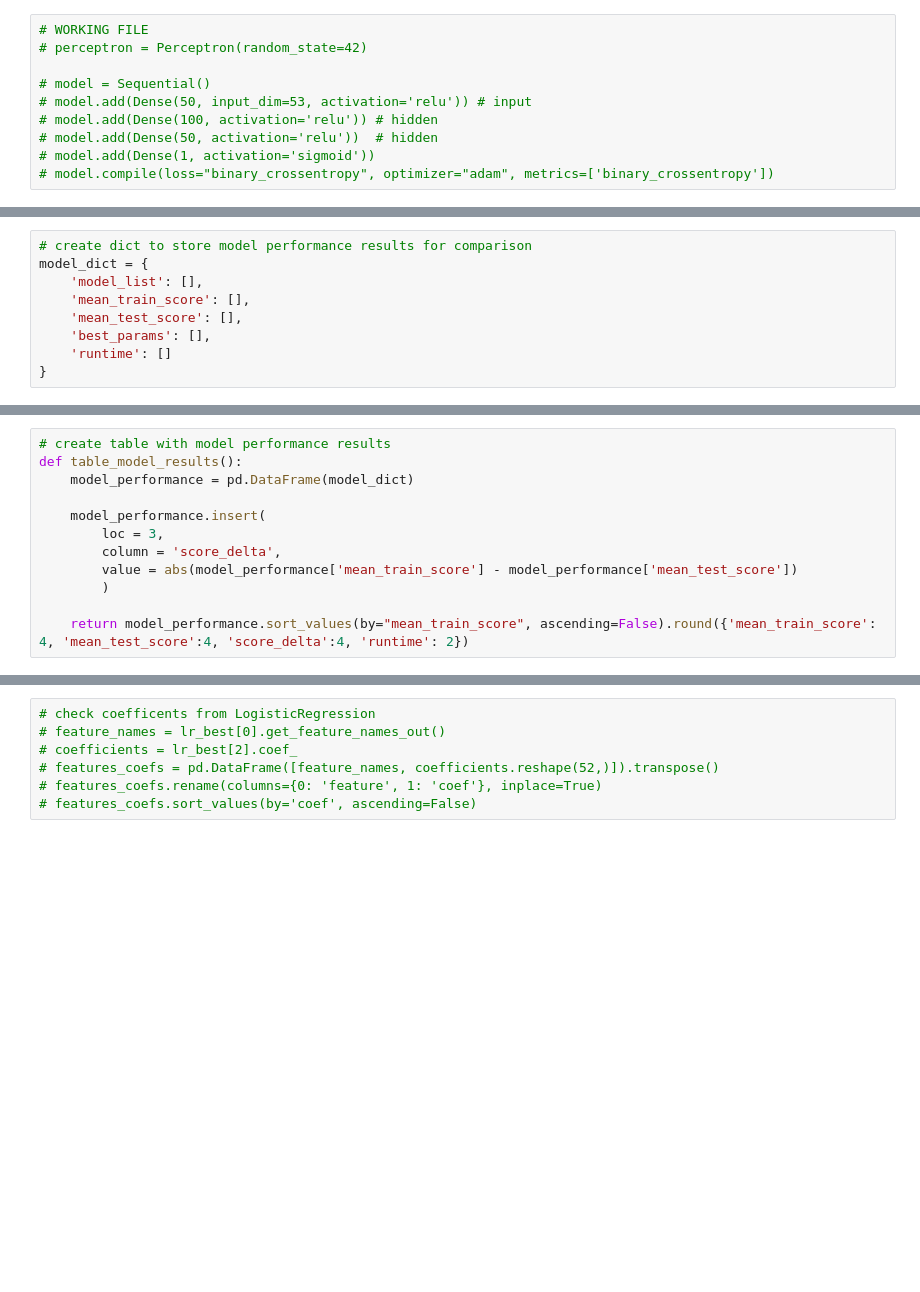
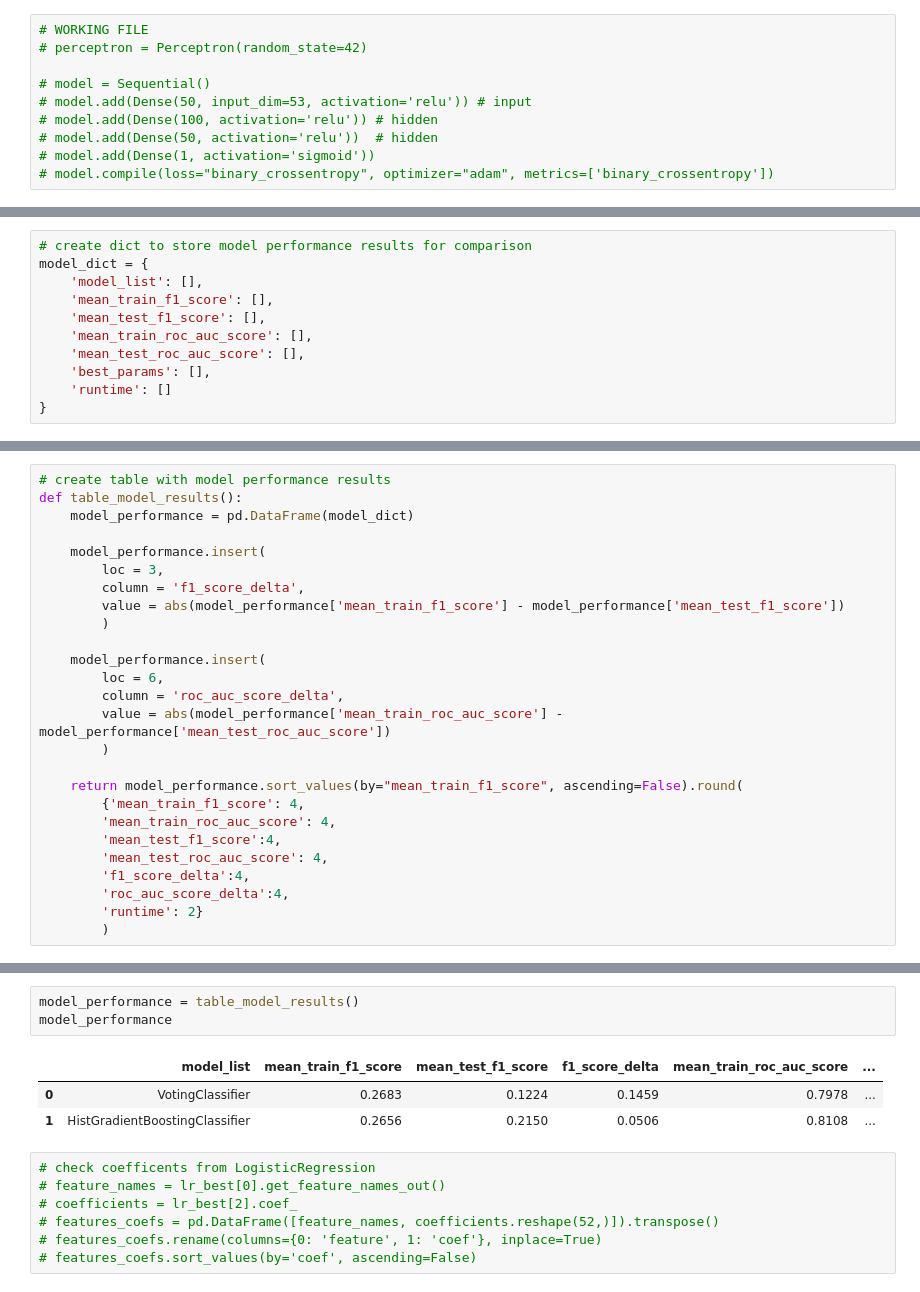
Before and after one commit to eeshawn11/DSI33-Project4, a Jupyter notebook: code/Part_2_Modelling.ipynb, the cells around one changed output, grey strips where cells are left out. Saved outputs shown, nothing was run; the diff lists cells and outputs as text; blank space fills up the shorter version.

```diff
--- a/code/Part_2_Modelling.ipynb
+++ b/code/Part_2_Modelling.ipynb
@@ -128,8 +138,10 @@ gbc = GradientBoostingClassifier(random_state=rng)
 # create dict to store model performance results for comparison
 model_dict = {
     'model_list': [],
-    'mean_train_score': [],
-    'mean_test_score': [],
+    'mean_train_f1_score': [],
+    'mean_test_f1_score': [],
+    'mean_train_roc_auc_score': [],
+    'mean_test_roc_auc_score': [],
     'best_params': [],
     'runtime': []
 }
@@ -182,11 +200,25 @@ def table_model_results():
 
     model_performance.insert(
         loc = 3,
-        column = 'score_delta',
-        value = abs(model_performance['mean_train_score'] - model_performance['mean_test_score'])
+        column = 'f1_score_delta',
+        value = abs(model_performance['mean_train_f1_score'] - model_performance['mean_test_f1_score'])
         )
 
-    return model_performance.sort_values(by="mean_train_score", ascending=False).round({'mean_train_score': 4, 'mean_test_score':4, 'score_delta':4, 'runtime': 2})
+    model_performance.insert(
+        loc = 6,
+        column = 'roc_auc_score_delta',
+        value = abs(model_performance['mean_train_roc_auc_score'] - model_performance['mean_test_roc_auc_score'])
+        )
+
+    return model_performance.sort_values(by="mean_train_f1_score", ascending=False).round(
+        {'mean_train_f1_score': 4,
+        'mean_train_roc_auc_score': 4,
+        'mean_test_f1_score':4,
+        'mean_test_roc_auc_score': 4,
+        'f1_score_delta':4,
+        'roc_auc_score_delta':4,
+        'runtime': 2}
+        )
 # %%
 lr_params = {
     'clf__solver': ['liblinear', 'newton-cg', 'lbfgs'],
@@ -273,3 +329,10 @@ table_model_results()
+# %%
+model_performance = table_model_results()
+model_performance
+# %% [output]
+|  | model_list | mean_train_f1_score | mean_test_f1_score | f1_score_delta | mean_train_roc_auc_score | ... |
+| 0 | VotingClassifier | 0.2683 | 0.1224 | 0.1459 | 0.7978 | ... |
+| 1 | HistGradientBoostingClassifier | 0.2656 | 0.2150 | 0.0506 | 0.8108 | ... |
 # %%
 # check coefficents from LogisticRegression
 # feature_names = lr_best[0].get_feature_names_out()
```
Also changed, not shown: parts of 25 cells of this notebook.
